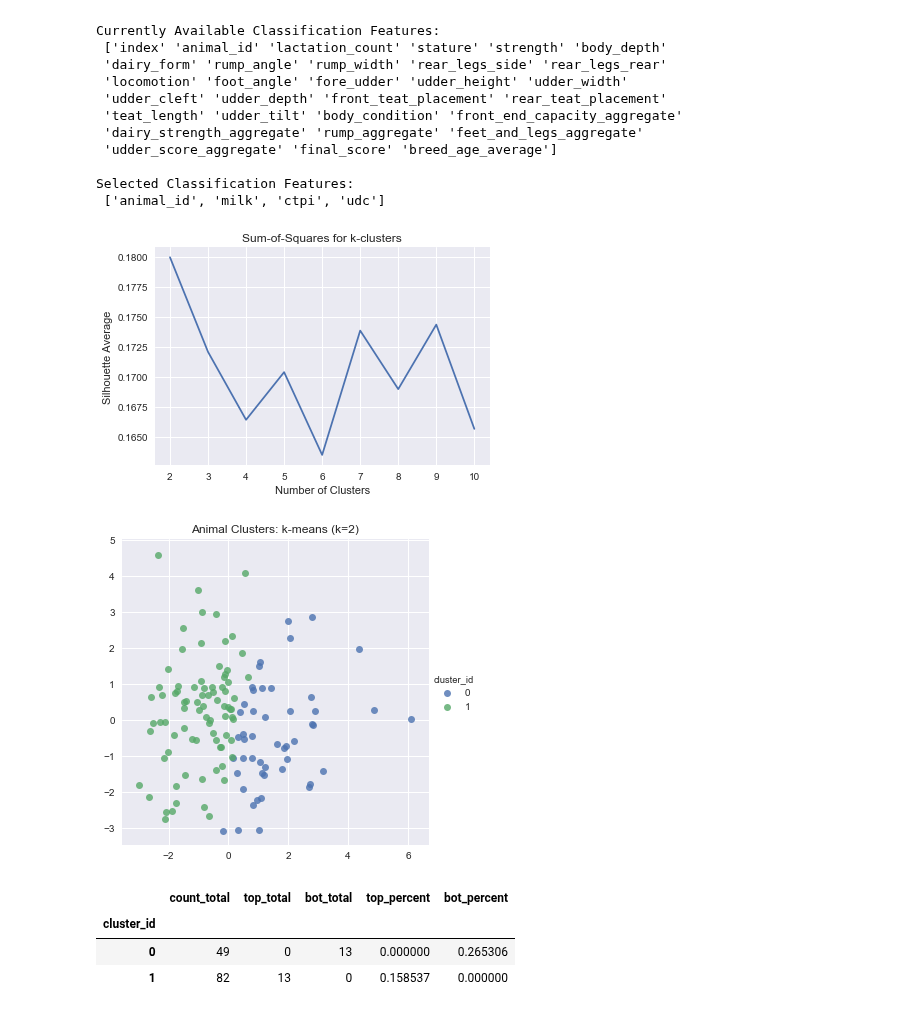
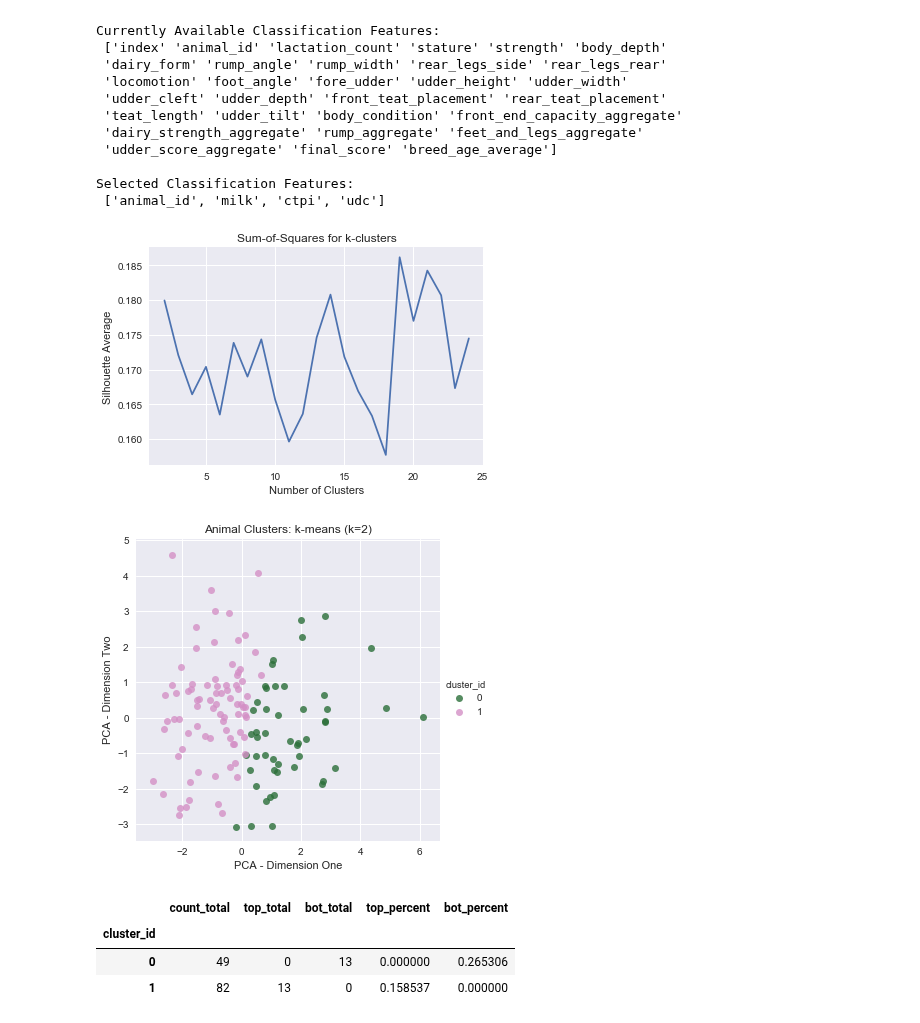
Before and after one commit to falaktheoptimist/happy-cows, a Jupyter notebook: notebooks/report-plot-generation/report-plot-pca-and-kmeans-cluster-analysis.ipynb, the cells around one changed output. Drawn from its saved outputs; the diff is of its cells as text; code cells hidden in the pictures.

Commit message:
Report html (#27)
* divs adjusted

* modification of html

* updated figures

```diff
--- a/notebooks/report-plot-generation/report-plot-pca-and-kmeans-cluster-analysis.ipynb
+++ b/notebooks/report-plot-generation/report-plot-pca-and-kmeans-cluster-analysis.ipynb
@@ -144,34 +144,38 @@ def conduct_silhouette_average_analysis(data, k_max=11, title='title'):
     save_plot_for_summary_report('silhouette-score.png')
     plt.show()
 # %%
-conduct_silhouette_average_analysis(scaled_data, k_max=11, title="Sum-of-Squares for k-clusters")
+conduct_silhouette_average_analysis(scaled_data, k_max=25, title="Sum-of-Squares for k-clusters")
 # %% [output]
-[figure, old version]
+[figure, new version]
 # %%
 from sklearn.decomposition import PCA
 
-def conduct_pca_and_kmeans_analysis(data, animal_ids, pca_components=2, n_clusters=2):
+def conduct_pca_and_kmeans_analysis(data, animal_ids, pca_components=2, n_clusters=2, filename=""):
     random_state = 25
     pca_components = PCA(n_components=pca_components, random_state=random_state).fit_transform(data)
     cluster_labels = KMeans(n_clusters=n_clusters, random_state=random_state).fit_predict(data)
+    print()
 
     x = pca_components[:,0]
     y = pca_components[:,1]
 
     results = pd.DataFrame({'cluster_id':cluster_labels, 'x':x, 'y':y, 'animal_id':animal_ids})
 
-    sns.lmplot('x', 'y', data=results, hue='cluster_id', fit_reg=False)
+    ax = sns.lmplot('x', 'y', data=results, hue='cluster_id', fit_reg=False, palette=sns.color_palette("cubehelix", n_clusters))
     _ = plt.title(f'Animal Clusters: k-means (k={n_clusters})')
-    _ = plt.xlabel("")
-    _ = plt.ylabel("")
-    save_plot_for_summary_report('kmeans-clusters.png')
-    plt.show()
+    _ = plt.xlabel("PCA - Dimension One")
+    _ = plt.ylabel("PCA - Dimension Two")
+    save_plot_for_summary_report(filename)
 
     return results
 # %%
-cluster_assignments = conduct_pca_and_kmeans_analysis(scaled_data, animal_ids, pca_components=2, n_clusters=2)
+cluster_assignments = conduct_pca_and_kmeans_analysis(scaled_data,
+                                                      animal_ids,
+                                                      pca_components=2,
+                                                      n_clusters=2,
+                                                      filename='kmeans-clusters-k-2.png')
 # %% [output]
-[figure, old version]
+[figure, new version]
 # %%
 def generate_profile_results(assignments, top_ids=[], bottom_ids=[]):
     cluster_results = []
```
Also changed, not shown: parts of 4 cells of this notebook, 17 other files.
